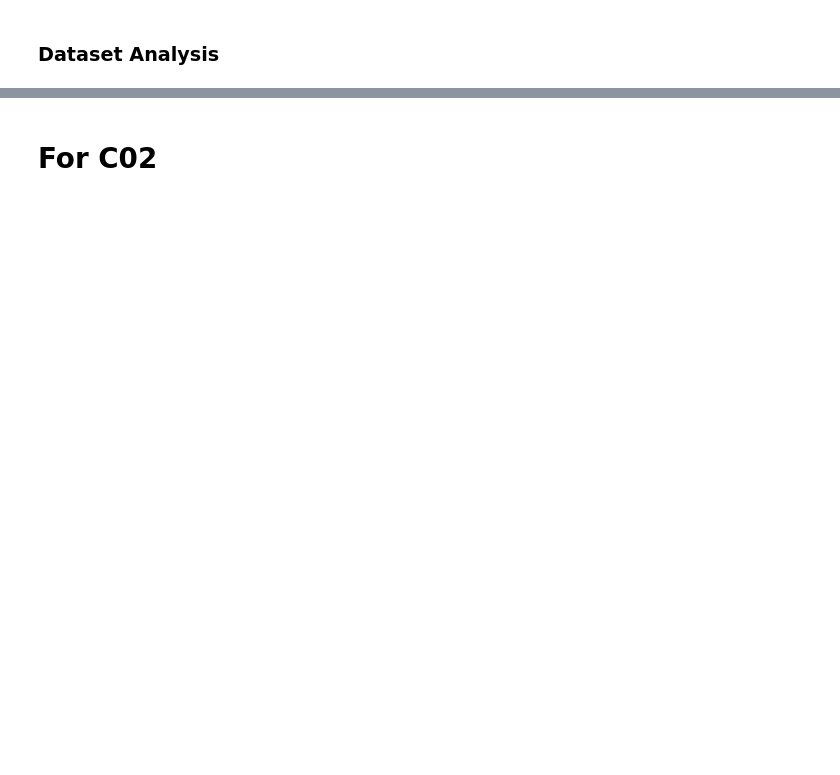
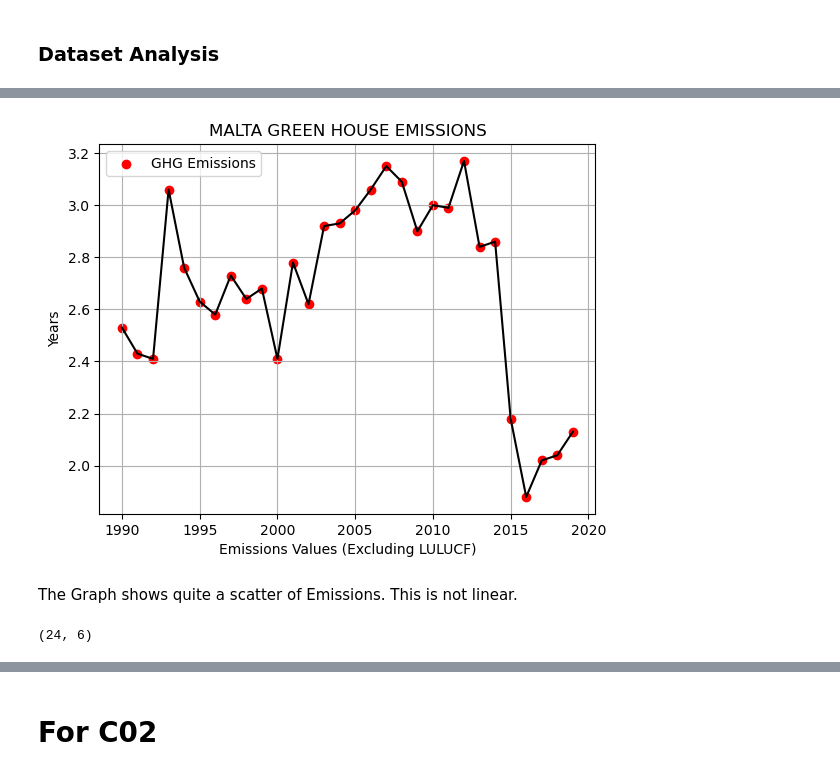
Before and after one commit to camagaKhan/BigDataProcessingClimateChange, a Jupyter notebook: notebooks/ClimateChange.ipynb, the cells around one changed output, grey strips where cells are left out. Saved outputs shown, nothing was run; the diff lists cells and outputs as text; code cells hidden in the pictures; blank space fills up the shorter version.

Commit message:
Polynomial Regression for Greenhouse gases

```diff
--- a/notebooks/ClimateChange.ipynb
+++ b/notebooks/ClimateChange.ipynb
@@ -172,4 +170 @@ climate_change_df.show()
 only showing top 20 rows
-# %%
-climate_change_df = climate_change_df.withColumn('Partition', dense_rank().over(Window.partitionBy('COUNTRY_CODE').orderBy('Year')))
-climate_change_df.show()
@@ -408,0 +181,4 @@ R-squared: 0.21551397129708016
+# %%
+import matplotlib.pyplot as plt
+dataset = climate_change_df.toPandas()[['POL','COUNTRY_CODE', 'Country', 'Year', 'Value']]
+dataset
@@ -408,0 +203,14 @@ R-squared: 0.21551397129708016
+# %%
+x, y = dataset['Year'], dataset['Value']
+plt.scatter(x,y, color='red', label='GHG Emissions')
+plt.plot(x,y, color='black')
+plt.grid()
+plt.legend()
+plt.title('MALTA GREEN HOUSE EMISSIONS')
+plt.xlabel('Emissions Values (Excluding LULUCF)')
+plt.ylabel('Years')
+plt.show()
+# %% [output]
+[figure, added]
+# %% [markdown]
+The Graph shows quite a scatter of Emissions. This is not linear.
@@ -408,0 +222,6 @@ R-squared: 0.21551397129708016
+# %%
+x_train, x_test = train_test_split(dataset, test_size=.2, random_state=1)#dataset[dataset['Year'] <= 2005], dataset[dataset['Year'] > 2005]
+
+(len(x_train), len(x_test))
+# %% [output]
+(24, 6)
```
Also changed, not shown: parts of 78 cells of this notebook, 5 other files.
